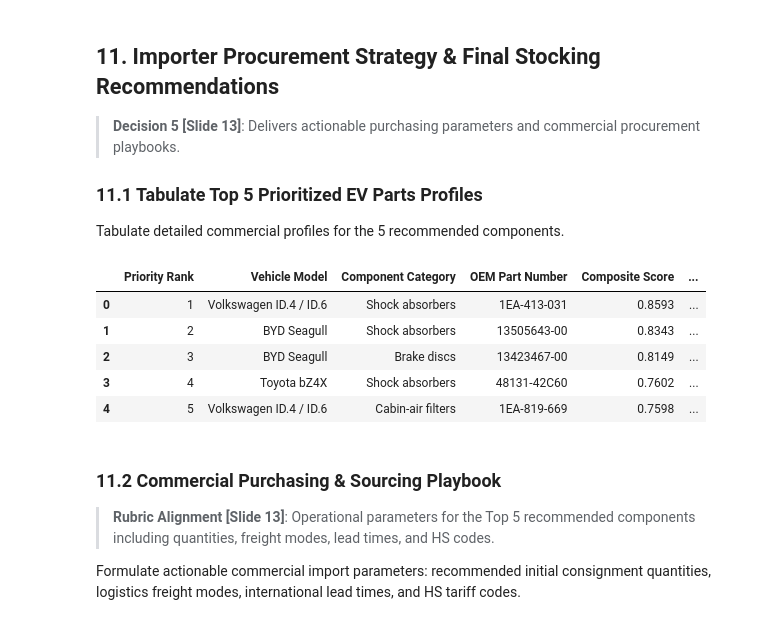
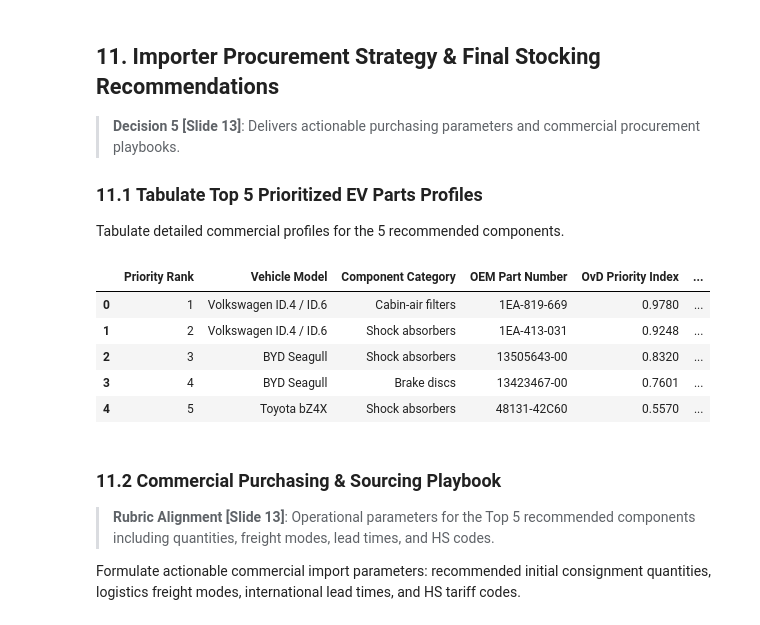
Before and after one commit to EstarCode/ev-spare-parts-prioritization, a Jupyter notebook: notebooks/Abraham_Amogne_EV_Spare_Parts_Prioritization.ipynb, the cells around one changed output. Drawn from its saved outputs; the diff is of its cells as text; code cells hidden in the pictures.

```diff
--- a/notebooks/Abraham_Amogne_EV_Spare_Parts_Prioritization.ipynb
+++ b/notebooks/Abraham_Amogne_EV_Spare_Parts_Prioritization.ipynb
@@ -1302,17 +1302,17 @@ Exported sensitivity analysis matrix to sensitivity_analysis.csv
 ### 11.1 Tabulate Top 5 Prioritized EV Parts Profiles
 Tabulate detailed commercial profiles for the 5 recommended components.
 # %%
-summary_cols = ["priority_rank", "vehicle_model", "part_category", "oem_reference", "composite_priority_score", "strategic_recommendation"]
+summary_cols = ["priority_rank", "vehicle_model", "part_category", "oem_reference", "ovd_priority_index", "composite_priority_score", "strategic_recommendation"]
 top_5_display = df_top_5[summary_cols].copy()
-top_5_display.columns = ["Priority Rank", "Vehicle Model", "Component Category", "OEM Part Number", "Composite Score", "Commercial Justification"]
+top_5_display.columns = ["Priority Rank", "Vehicle Model", "Component Category", "OEM Part Number", "OvD Priority Index", "AHP Benchmark Score", "Commercial Justification"]
 display(top_5_display)
 # %% [output]
-|  | Priority Rank | Vehicle Model | Component Category | OEM Part Number | Composite Score | ... |
-| 0 | 1 | Volkswagen ID.4 / ID.6 | Shock absorbers | 1EA-413-031 | 0.8593 | ... |
-| 1 | 2 | BYD Seagull | Shock absorbers | 13505643-00 | 0.8343 | ... |
-| 2 | 3 | BYD Seagull | Brake discs | 13423467-00 | 0.8149 | ... |
-| 3 | 4 | Toyota bZ4X | Shock absorbers | 48131-42C60 | 0.7602 | ... |
-| 4 | 5 | Volkswagen ID.4 / ID.6 | Cabin-air filters | 1EA-819-669 | 0.7598 | ... |
+|  | Priority Rank | Vehicle Model | Component Category | OEM Part Number | OvD Priority Index | ... |
+| 0 | 1 | Volkswagen ID.4 / ID.6 | Cabin-air filters | 1EA-819-669 | 0.9780 | ... |
+| 1 | 2 | Volkswagen ID.4 / ID.6 | Shock absorbers | 1EA-413-031 | 0.9248 | ... |
+| 2 | 3 | BYD Seagull | Shock absorbers | 13505643-00 | 0.8320 | ... |
+| 3 | 4 | BYD Seagull | Brake discs | 13423467-00 | 0.7601 | ... |
+| 4 | 5 | Toyota bZ4X | Shock absorbers | 48131-42C60 | 0.5570 | ... |
 # %% [markdown]
 ### 11.2 Commercial Purchasing & Sourcing Playbook
 > **Rubric Alignment [Slide 13]**: Operational parameters for the Top 5 recommended components including quantities, freight modes, lead times, and HS codes.
```
Also changed, not shown: parts of 17 cells of this notebook, 17 other files.
